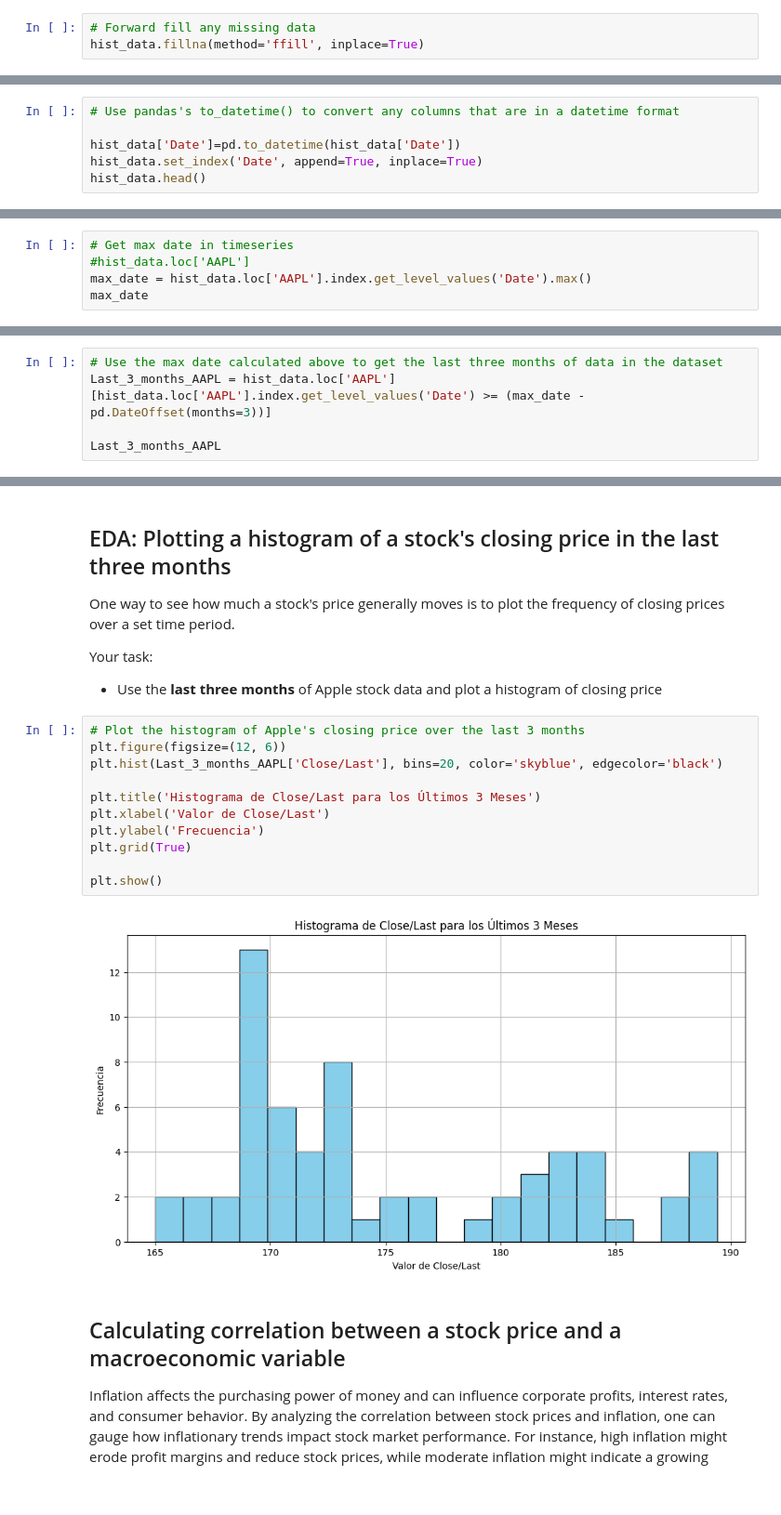
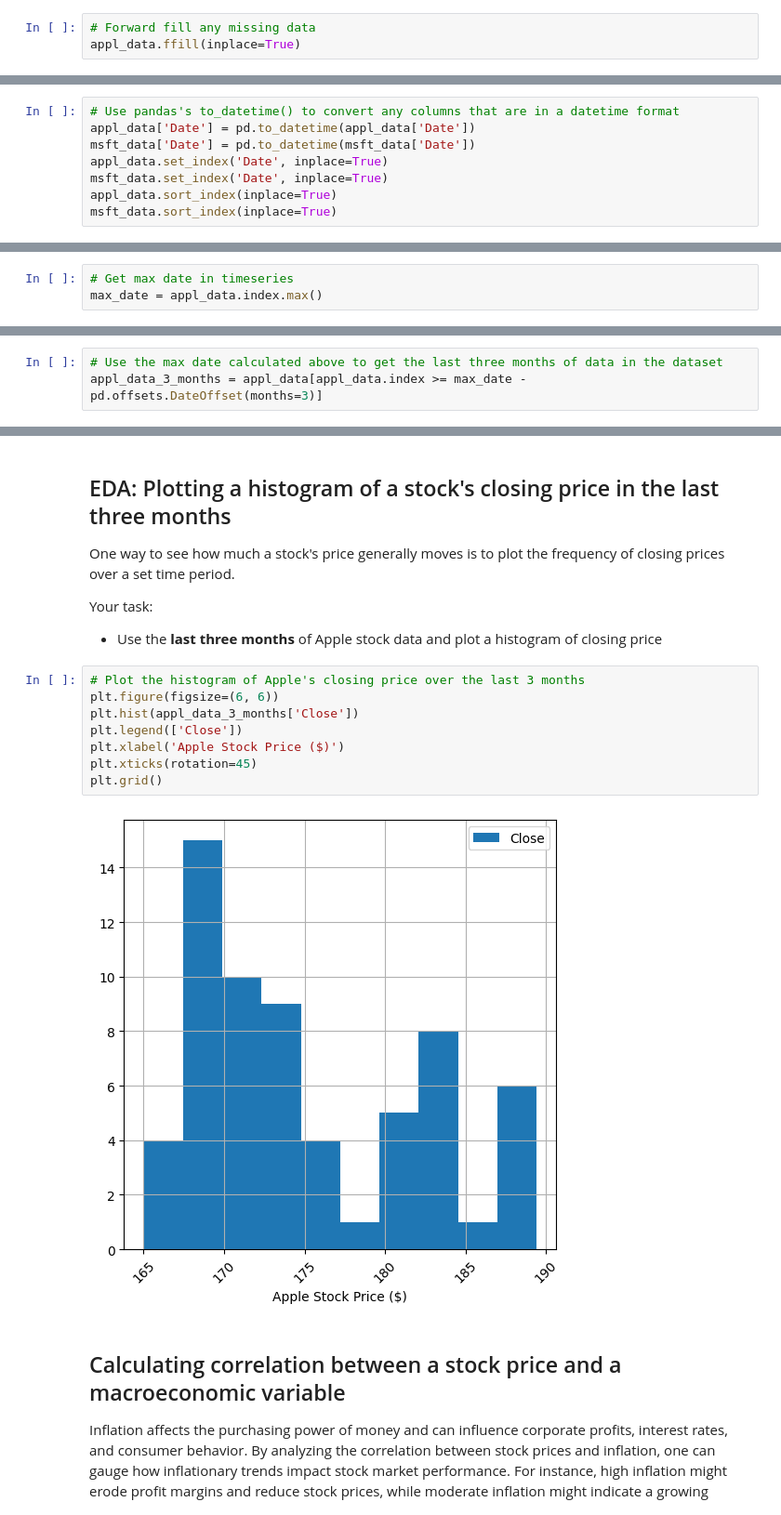
Before and after one commit to bigboy92/fend-matching-game, a Jupyter notebook: Preparing-for-data-analysis-project-student.ipynb, the cells around one changed output, grey strips where cells are left out. Shown: that part at 93% size. Cells and saved outputs as stored; diff of their text form; blank space fills up the shorter version.

```diff
--- a/Preparing-for-data-analysis-project-student.ipynb
+++ b/Preparing-for-data-analysis-project-student.ipynb
@@ -144,6 +157,6 @@ Low           0
 dtype: int64
 # %%
 # Forward fill any missing data
-hist_data.fillna(method='ffill', inplace=True)
+appl_data.ffill(inplace=True)
 # %%
 # Check again for nulls after using forward fill
@@ -206,6 +201,8 @@ hist_data
 # %%
 # Use pandas's to_datetime() to convert any columns that are in a datetime format
-
-hist_data['Date']=pd.to_datetime(hist_data['Date'])
-hist_data.set_index('Date', append=True, inplace=True)
-hist_data.head()
+appl_data['Date'] = pd.to_datetime(appl_data['Date'])
+msft_data['Date'] = pd.to_datetime(msft_data['Date'])
+appl_data.set_index('Date', inplace=True)
+msft_data.set_index('Date', inplace=True)
+appl_data.sort_index(inplace=True)
+msft_data.sort_index(inplace=True)
@@ -376,6 +379,4 @@ Your task:
 **NOTE**: This is a large dataset. If you try to plot the entire series, your graph will be hard to interpret and may take a long time to plot. Be sure to use only the most recent three months of data.
 # %%
 # Get max date in timeseries
-#hist_data.loc['AAPL']
-max_date = hist_data.loc['AAPL'].index.get_level_values('Date').max()
-max_date
+max_date = appl_data.index.max()
@@ -384,5 +383,3 @@ Timestamp('2024-05-03 00:00:00')
 # %%
 # Use the max date calculated above to get the last three months of data in the dataset
-Last_3_months_AAPL = hist_data.loc['AAPL'][hist_data.loc['AAPL'].index.get_level_values('Date') >= (max_date - pd.DateOffset(months=3))]
-
-Last_3_months_AAPL
+appl_data_3_months = appl_data[appl_data.index >= max_date - pd.offsets.DateOffset(months=3)]
@@ -429,17 +403,14 @@ Your task:
 * Use the **last three months** of Apple stock data and plot a histogram of closing price
 # %%
 # Plot the histogram of Apple's closing price over the last 3 months
-plt.figure(figsize=(12, 6))
-plt.hist(Last_3_months_AAPL['Close/Last'], bins=20, color='skyblue', edgecolor='black')
-
-plt.title('Histograma de Close/Last para los Últimos 3 Meses')
-plt.xlabel('Valor de Close/Last')
-plt.ylabel('Frecuencia')
-plt.grid(True)
-
-plt.show()
+plt.figure(figsize=(6, 6))
+plt.hist(appl_data_3_months['Close'])
+plt.legend(['Close'])
+plt.xlabel('Apple Stock Price ($)')
+plt.xticks(rotation=45)
+plt.grid()
 # %% [output]
-[figure, old version]
+[figure, new version]
 # %% [markdown]
 ## Calculating correlation between a stock price and a macroeconomic variable
 
```
Also changed, not shown: parts of 36 cells of this notebook.
